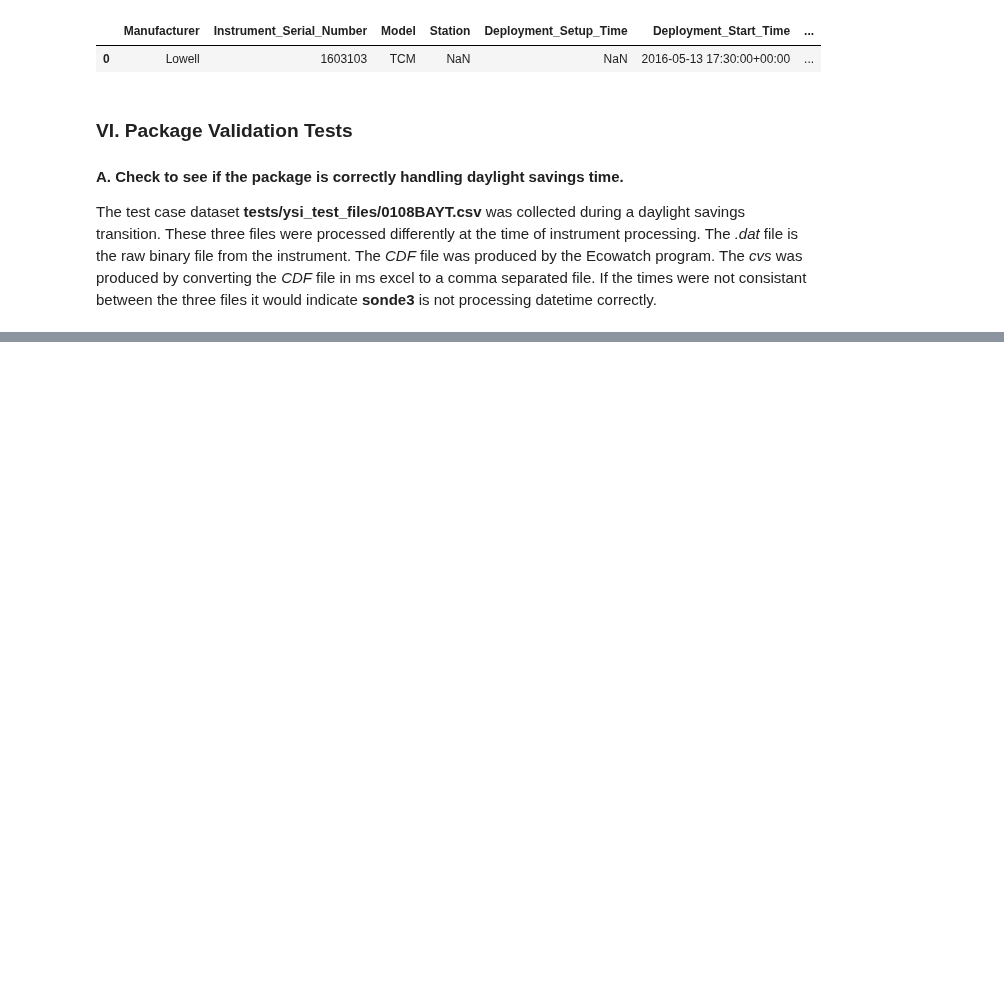
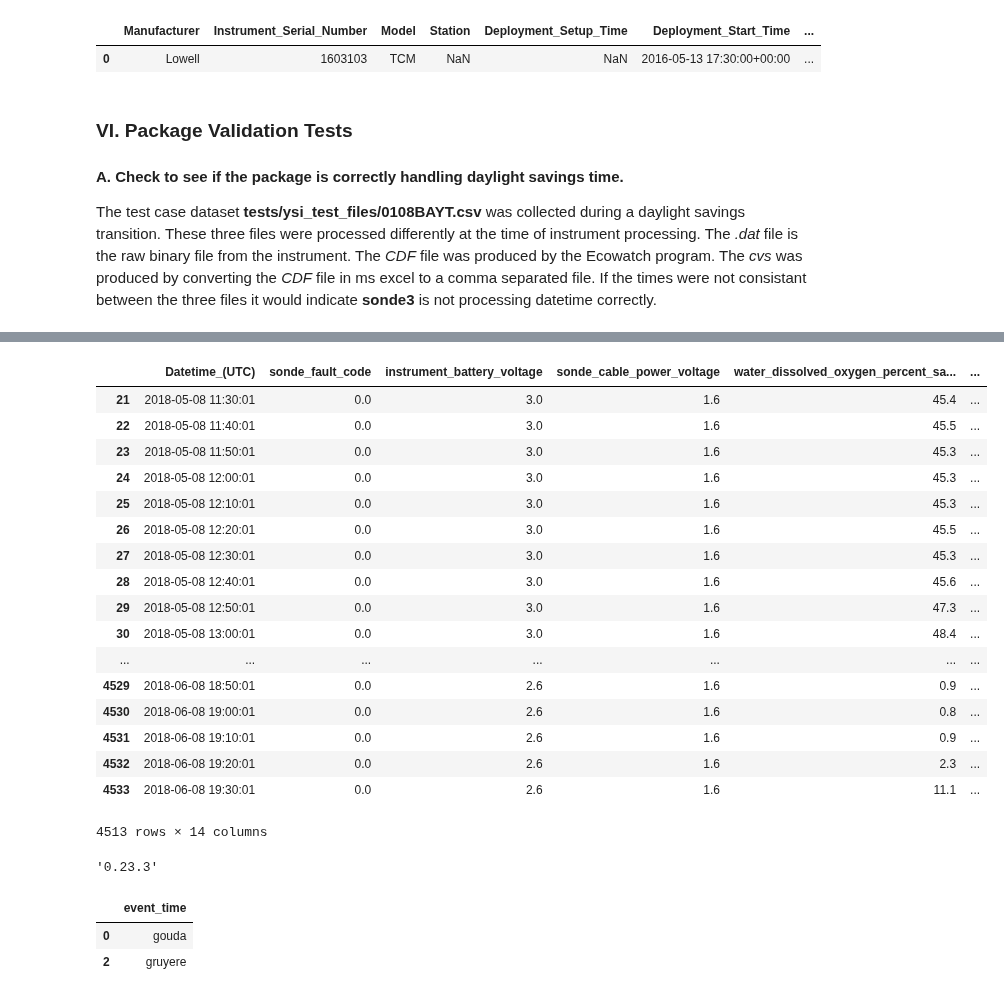
Before and after one commit to kimia-karimi/sonde3, a Jupyter notebook: index.ipynb, the cells around one changed output, grey strips where cells are left out. Cells and saved outputs as stored; diff of their text form; code cells hidden in the pictures; blank space fills up the shorter version.

```diff
--- a/index.ipynb
+++ b/index.ipynb
@@ -335,0 +369,2 @@ df.head()
+# %%
+metadata, df = sonde3.sonde("T:/baysestuaries/Data/WDFT-Coastal/db_archive/deployment/0518-GEA-s_17H104159_050818_080000.csv", twdbparams=True)
@@ -335,0 +410,39 @@ df.head()
+# %%
+df
+# %% [output]
+|  | Datetime_(UTC) | sonde_fault_code | instrument_battery_voltage | sonde_cable_power_voltage | water_dissolved_oxygen_percent_sa... | ... |
+| 21 | 2018-05-08 11:30:01 | 0.0 | 3.0 | 1.6 | 45.4 | ... |
+| 22 | 2018-05-08 11:40:01 | 0.0 | 3.0 | 1.6 | 45.5 | ... |
+| 23 | 2018-05-08 11:50:01 | 0.0 | 3.0 | 1.6 | 45.3 | ... |
+| 24 | 2018-05-08 12:00:01 | 0.0 | 3.0 | 1.6 | 45.3 | ... |
+| 25 | 2018-05-08 12:10:01 | 0.0 | 3.0 | 1.6 | 45.3 | ... |
+| 26 | 2018-05-08 12:20:01 | 0.0 | 3.0 | 1.6 | 45.5 | ... |
+| 27 | 2018-05-08 12:30:01 | 0.0 | 3.0 | 1.6 | 45.3 | ... |
+| 28 | 2018-05-08 12:40:01 | 0.0 | 3.0 | 1.6 | 45.6 | ... |
+| 29 | 2018-05-08 12:50:01 | 0.0 | 3.0 | 1.6 | 47.3 | ... |
+| 30 | 2018-05-08 13:00:01 | 0.0 | 3.0 | 1.6 | 48.4 | ... |
+| ... | ... | ... | ... | ... | ... | ... |
+| 4529 | 2018-06-08 18:50:01 | 0.0 | 2.6 | 1.6 | 0.9 | ... |
+| 4530 | 2018-06-08 19:00:01 | 0.0 | 2.6 | 1.6 | 0.8 | ... |
+| 4531 | 2018-06-08 19:10:01 | 0.0 | 2.6 | 1.6 | 0.9 | ... |
+| 4532 | 2018-06-08 19:20:01 | 0.0 | 2.6 | 1.6 | 2.3 | ... |
+| 4533 | 2018-06-08 19:30:01 | 0.0 | 2.6 | 1.6 | 11.1 | ... |
+4513 rows × 14 columns
+# %%
+pandas.__version__
+# %% [output]
+'0.23.3'
+# %%
+import pandas as pd
+
+df = pd.DataFrame({ 'event_time': ['gouda', 'stilton', 'gruyere']})
+
+urls = pd.DataFrame({'url': ['g(.*)']})   # With a capturing group, there is a UserWarning
+urls = pd.DataFrame({'url': ['g.*']})   # Without a capturing group, there is no UserWarning. Uncommenting this line avoids the UserWarning.
+
+substr = urls.url.values.tolist()
+df[df['event_time'].str.contains('|'.join(substr), regex=True)]
+# %% [output]
+|  | event_time |
+| 0 | gouda |
+| 2 | gruyere |
```
Also changed, not shown: parts of 21 cells of this notebook, 7 other files.
